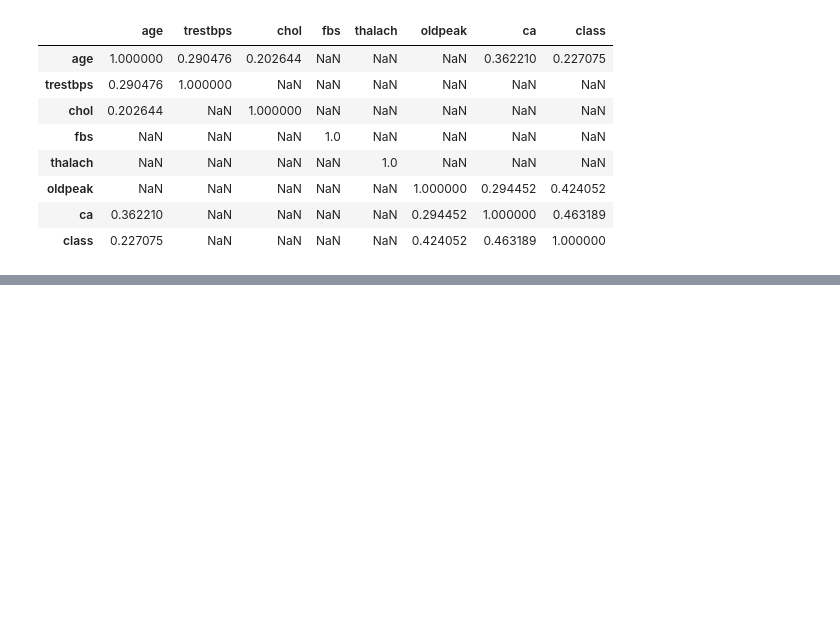
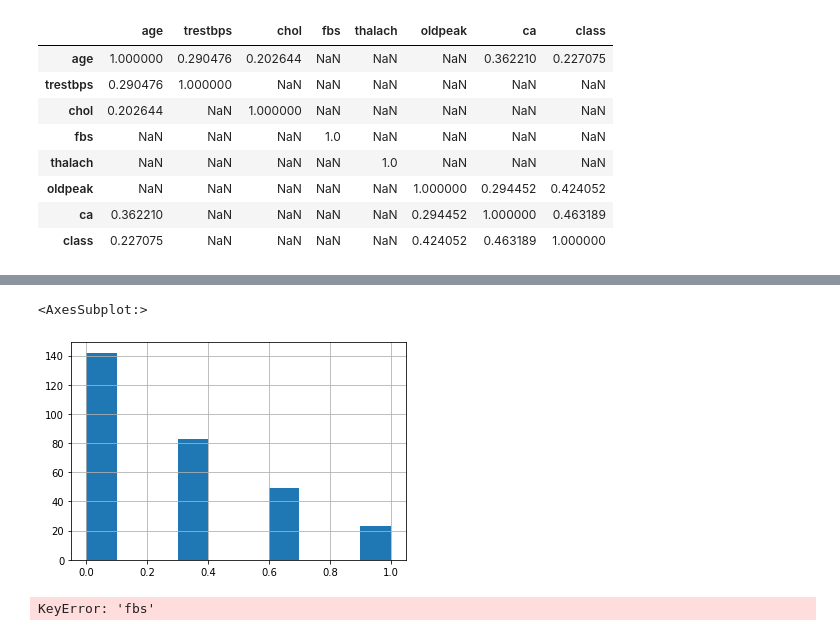
Before and after one commit to sofiaalvarezlopez/MLT-Lab1, a Jupyter notebook: Heart_disease.ipynb, the cells around one changed output, grey strips where cells are left out. Saved outputs shown, nothing was run; the diff lists cells and outputs as text; code cells hidden in the pictures; blank space fills up the shorter version.

```diff
--- a/Heart_disease.ipynb
+++ b/Heart_disease.ipynb
@@ -129,0 +175,8 @@ correlacion[correlacion>0.2]
+# %%
+column_transformer = make_column_transformer(
+    (OrdinalEncoder(categories=cp_ordenados), ['cp']),
+    (OrdinalEncoder(categories=restecg_ordenados), ['restecg']),
+    (OrdinalEncoder(categories=slope_ordenados), ['slope']),
+    (OrdinalEncoder(categories=thal_ordenados), ['thal']),
+    (OrdinalEncoder(), ['sex', 'fbs', 'exang']),
+)
@@ -129,0 +185,19 @@ correlacion[correlacion>0.2]
+# %%
+numeric_features = ['age', 'trestbps', 'chol', 'thalach', 'oldpeak', 'ca'] # Sacar los dtypes numericos
+numeric_transformer = Pipeline(steps=[
+    ('scaler', MinMaxScaler())])
+
+categorical_features = ['sex', 'cp', 'fbs', 'restecg', 'exang', 'slope', 'thal']
+categorical_transformer = Pipeline(steps=[
+    ('encoder', column_transformer),
+    ('scaler', MinMaxScaler())])
+
+preprocessor = ColumnTransformer(
+    transformers=[
+        ('num', numeric_transformer, numeric_features),
+        ('cat', categorical_transformer, categorical_features)])
+# %%
+clf = Pipeline(steps=[('preprocessor', preprocessor)])
+# %%
+X_mod = clf.fit_transform(df)
+data_mod = pd.DataFrame(X_mod, columns=numeric_features + categorical_features)
@@ -129,0 +213,9 @@ correlacion[correlacion>0.2]
+# %%
+data_mod[0].hist()
+# %% [output]
+<AxesSubplot:>
+[figure, added]
+# %%
+data_mod['fbs'].hist()
+# %% [output]
+KeyError: 'fbs'
```
Also changed, not shown: parts of 12 cells of this notebook, 1 other file.
